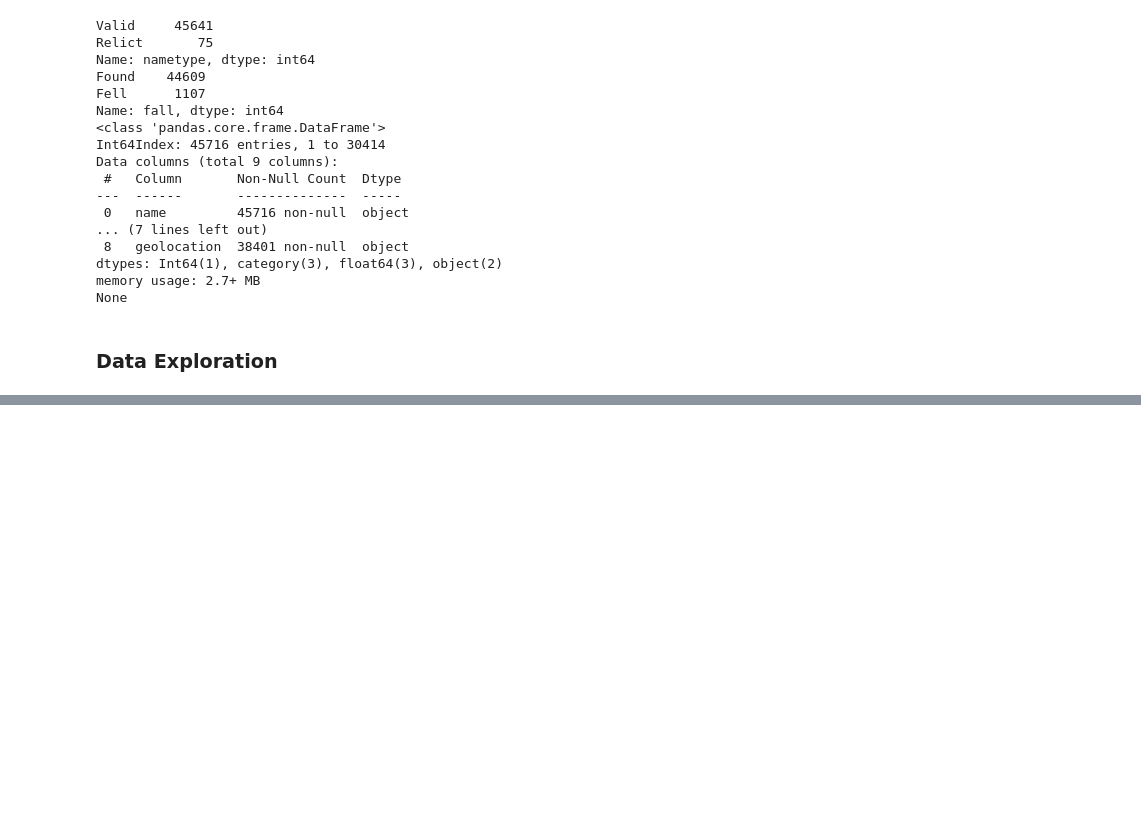
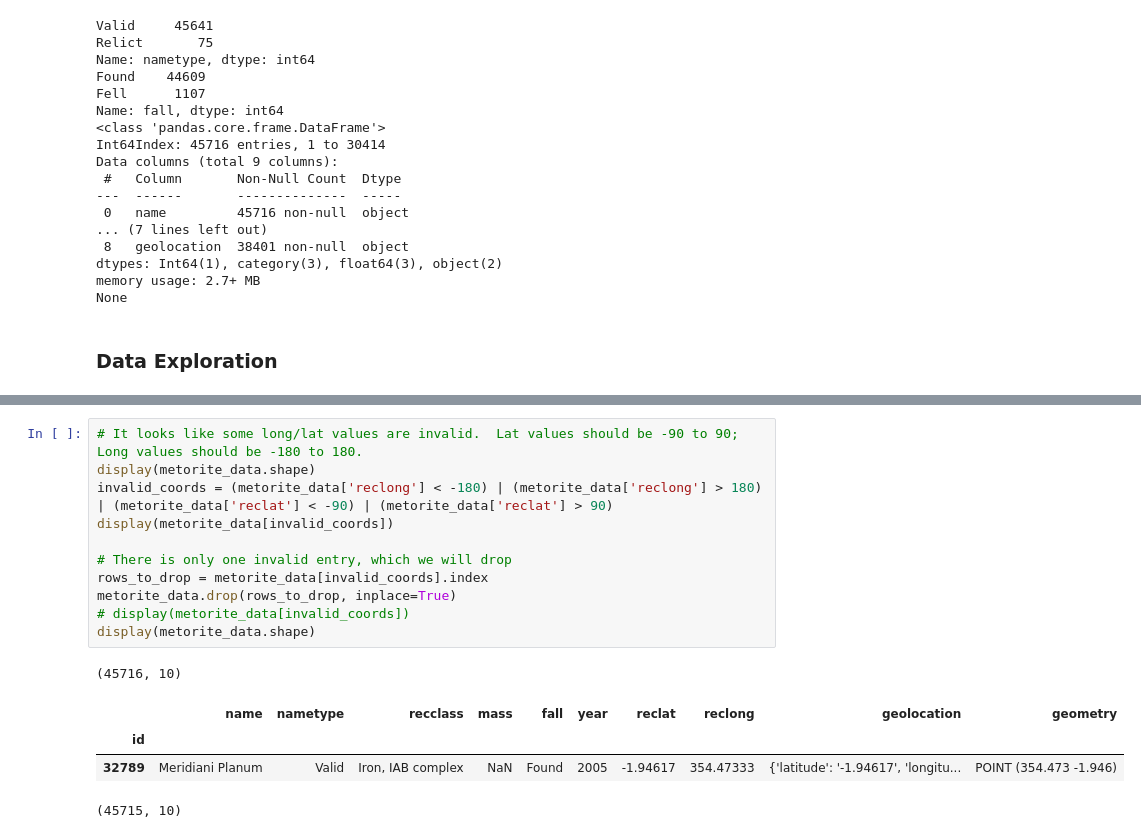
Before and after one commit to carl-schick-ds/meteorite-landings, a Jupyter notebook: meteorite-landings.ipynb, the cells around one changed output, grey strips where cells are left out. Saved outputs shown, nothing was run; the diff lists cells and outputs as text; blank space fills up the shorter version.

```diff
--- a/meteorite-landings.ipynb
+++ b/meteorite-landings.ipynb
@@ -204,0 +257,17 @@ metorite_data.head()
+# %%
+# It looks like some long/lat values are invalid.  Lat values should be -90 to 90; Long values should be -180 to 180.
+display(metorite_data.shape)
+invalid_coords = (metorite_data['reclong'] < -180) | (metorite_data['reclong'] > 180) | (metorite_data['reclat'] < -90) | (metorite_data['reclat'] > 90)
+display(metorite_data[invalid_coords])
+
+# There is only one invalid entry, which we will drop
+rows_to_drop = metorite_data[invalid_coords].index
+metorite_data.drop(rows_to_drop, inplace=True)
+# display(metorite_data[invalid_coords])
+display(metorite_data.shape)
+# %% [output]
+(45716, 10)
+|  | name | nametype | recclass | mass | fall | year | reclat | reclong | geolocation | geometry |
+| id |  |  |  |  |  |  |  |  |  |  |
+| 32789 | Meridiani Planum | Valid | Iron, IAB complex | NaN | Found | 2005 | -1.94617 | 354.47333 | {'latitude': '-1.94617', 'longitu... | POINT (354.473 -1.946) |
+(45715, 10)
```
Also changed, not shown: parts of 10 cells of this notebook, 3 other files.
